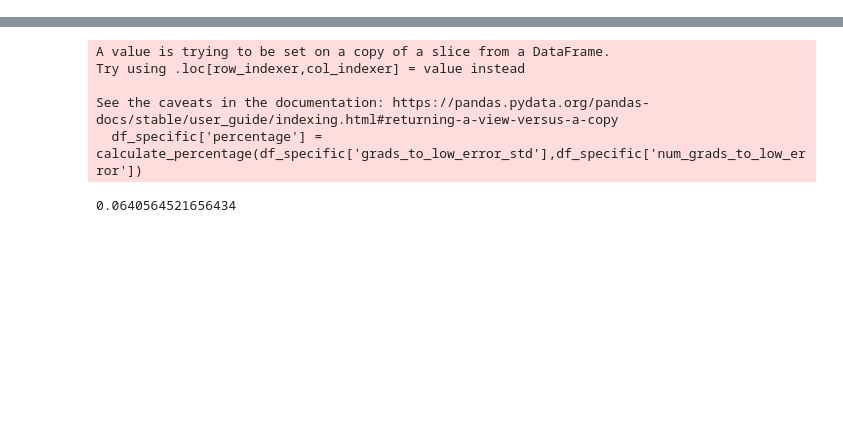
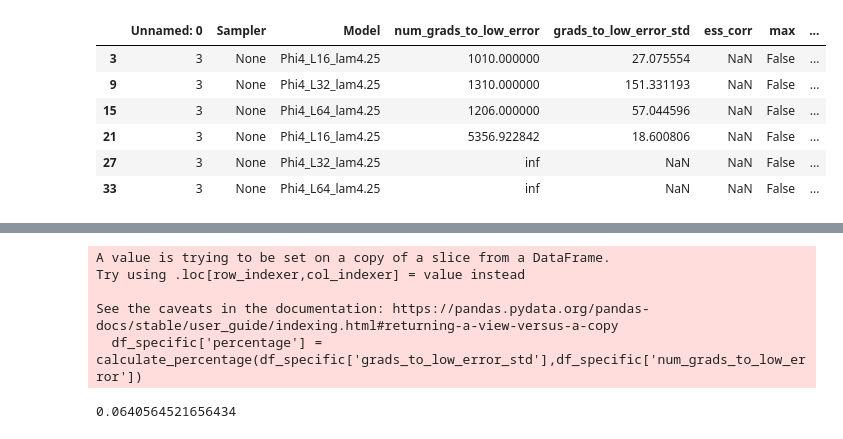
Before and after one commit to reubenharry/sampler-benchmarks, a Jupyter notebook: sampler-comparison/sampler_comparison/experiments/dimensional_scaling/dimensional_scaling.ipynb, the cells around one changed output, grey strips where cells are left out. Cells and saved outputs as stored; diff of their text form; code cells hidden in the pictures; blank space fills up the shorter version.

```diff
--- a/sampler-comparison/sampler_comparison/experiments/dimensional_scaling/dimensional_scaling.ipynb
+++ b/sampler-comparison/sampler_comparison/experiments/dimensional_scaling/dimensional_scaling.ipynb
@@ -187,7 +187,8 @@ df_rsbr['ESS'] = 100/df_rsbr["num_grads_to_low_error"]
 
 
 
-phi4_models = models = [phi4(side, unreduce_lam(reduced_lam=4.0, side=side)) for side in [64,128, 256, 512, 1024 ]]
+# phi4_models = models = [phi4(side, unreduce_lam(reduced_lam=4.0, side=side)) for side in [64,128, 256, 512, 1024 ]]
+phi4_models = models = [phi4(side, unreduce_lam(reduced_lam=0.0, side=side)) for side in [16,32,64]]
 relative_path = '../../../../sampler-comparison'
 results_dir = lambda model, sampler: os.path.join(f'{relative_path}/results/{model.name}', f'{sampler}_{model.name}.csv')
 
@@ -204,14 +205,22 @@ results_dir = lambda model, sampler: os.path.join(f'{relative_path}/results/{mod
 #     'unadjusted_microcanonical__velocity_verlet',
 # ]
 
-samplers = ['unadjusted_microcanonical_langevin_alba_mclachlan_precond:False',
-'adjusted_microcanonical_langevin_alba_velocity verlet_precond:False',
-'adjusted_canonical_nolangevin_alba_velocity verlet_precond:False',
-'unadjusted_canonical_langevin_alba_velocity verlet_precond:False',
+# samplers = ['unadjusted_microcanonical_langevin_alba_mclachlan_precond:False',
+# 'adjusted_microcanonical_langevin_alba_velocity verlet_precond:False',
+# 'adjusted_canonical_nolangevin_alba_velocity verlet_precond:False',
+# 'unadjusted_canonical_langevin_alba_velocity verlet_precond:False',
+# 'adjusted_canonical_nolangevin_nuts_velocity verlet_precond:False'
+# # 'adjusted_canonical_langevin_alba_velocity verlet_precond:False',
+# ]
+samplers = ['unadjusted_microcanonical_langevin_alba_mclachlan_precond:True',
+# 'adjusted_microcanonical_langevin_alba_velocity verlet_precond:False',
+'adjusted_canonical_nolangevin_alba_velocity verlet_precond:True',
+# 'unadjusted_canonical_langevin_alba_velocity verlet_precond:False',
+# 'adjusted_canonical_nolangevin_nuts_velocity verlet_precond:False'
 # 'adjusted_canonical_langevin_alba_velocity verlet_precond:False',
 ]
 
-# 'adjusted_canonical_nolangevin_nuts_velocity verlet_precond:False']
+# ]
 
 
 df_phi4_tuned = pd.concat([pd.read_csv(results_dir(model, sampler)) for sampler, model in itertools.product(samplers, models)], ignore_index=True)
@@ -224,33 +233,44 @@ df_phi4["dim"] = (df_phi4["Model"].str.split('_')).apply(lambda x: float(x[1][1:
 
 
 df_phi4 = df_phi4[df_phi4["max"] == False]
 df_phi4 = df_phi4[(df_phi4["statistic"] == 'square') | (df_phi4['statistic'] == 'x2') ]
 # df_phi4['Integrator'] = df_phi4['Sampler'].apply(lambda x: x.split('_')[-1])
 # df_phi4['Sampler'] = df_phi4['Sampler'].apply(lambda x: x.split('_')[0]+x.split('_')[1]+x.split('_')[2] if x[0]=='g' else x.split('_')[0])
 df_phi4['Adjusted'] = df_phi4['Sampler'].apply({
     # 'grid_search_unadjusted_lmc':'grid_ulmc_verlet',
     'unadjusted_microcanonical_langevin_alba_mclachlan_precond:False': False,
     'unadjusted_microcanonical_langevin_alba_velocity verlet_precond:False': False,
     'adjusted_canonical_nolangevin_alba_velocity verlet_precond:False' : True,
 
     'unadjusted_canonical_langevin_alba_velocity verlet_precond:False': False,
     'adjusted_canonical_langevin_alba_velocity verlet_precond:False': True,
     'adjusted_microcanonical_langevin_alba_velocity verlet_precond:False': True,
     'adjusted_canonical_nolangevin_nuts_velocity verlet_precond:False': True,
 }.get)
 df_phi4['Sampler'] = df_phi4['Sampler'].apply({
     'unadjusted_microcanonical_langevin_alba_mclachlan_precond:False':'MCLMC',
     # 'grid_search_unadjusted_lmc':'grid_ulmc_verlet',
     'adjusted_canonical_nolangevin_alba_velocity verlet_precond:False': 'HMC',
     'adjusted_microcanonical_langevin_alba_velocity verlet_precond:False': 'MCLMC',
     'unadjusted_microcanonical_langevin_alba_velocity verlet_precond:False': 'MCLMC',
     'unadjusted_canonical_langevin_alba_velocity verlet_precond:False': 'LMC',
     'adjusted_canonical_langevin_alba_velocity verlet_precond:False': 'LMC',
     'adjusted_canonical_nolangevin_nuts_velocity verlet_precond:False': 'NUTS',
 }.get)
 df_phi4['ESS'] = 100/df_phi4["num_grads_to_low_error"]
 
 # ['unadjusted_microcanonical_langevin_alba_mclachlan_precond:False_Phi4_L64_lam4.515.csv', 'adjusted_canonical_nolangevin_alba_velocity verlet_precond:False_Phi4_L64_lam4.515.csv', 'unadjusted_canonical_langevin_alba_velocity verlet_precond:False_Phi4_L64_lam4.515.csv', 'adjusted_canonical_langevin_alba_velocity verlet_precond:False_Phi4_L64_lam4.515.csv', 'adjusted_microcanonical_langevin_alba_velocity verlet_precond:False_Phi4_L64_lam4.515.csv']
+
+
+df_phi4
+# %% [output]
+|  | Unnamed: 0 | Sampler | Model | num_grads_to_low_error | grads_to_low_error_std | ess_corr | max | ... |
+| 3 | 3 | None | Phi4_L16_lam4.25 | 1010.000000 | 27.075554 | NaN | False | ... |
+| 9 | 3 | None | Phi4_L32_lam4.25 | 1310.000000 | 151.331193 | NaN | False | ... |
+| 15 | 3 | None | Phi4_L64_lam4.25 | 1206.000000 | 57.044596 | NaN | False | ... |
+| 21 | 3 | None | Phi4_L16_lam4.25 | 5356.922842 | 18.600806 | NaN | False | ... |
+| 27 | 3 | None | Phi4_L32_lam4.25 | inf | NaN | NaN | False | ... |
+| 33 | 3 | None | Phi4_L64_lam4.25 | inf | NaN | NaN | False | ... |
 # %%
 u1_models = models = [U1(Lx=side, Lt=side, beta=2.) for side in [64,128, 256, 512, 1024]]
 
```
Also changed, not shown: parts of 3 cells of this notebook, 21 other files.
